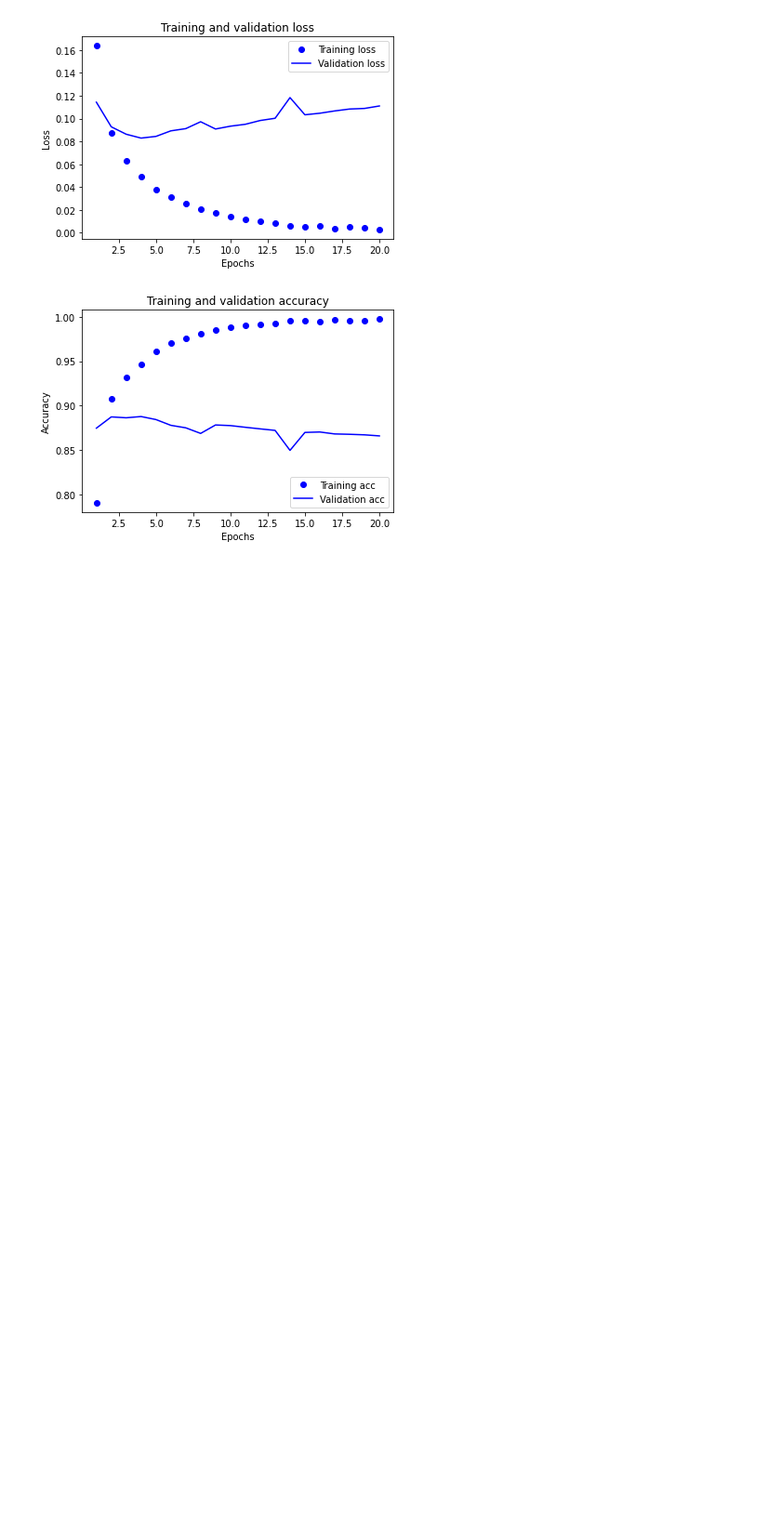
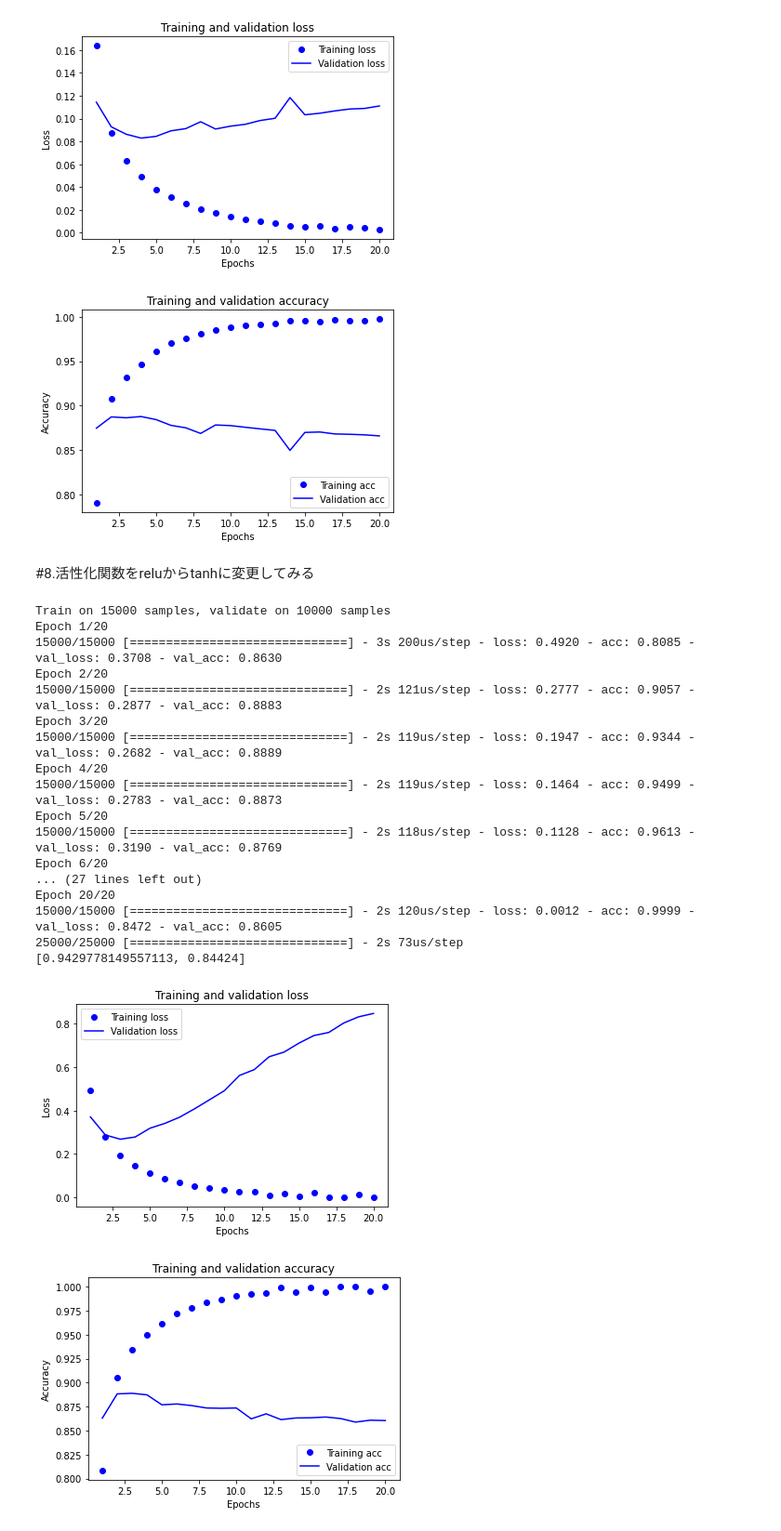
Before and after one commit to zakio10/Hello-World, a Jupyter notebook: 3_4_IMDb_binary_classification.ipynb, the cells around one changed output. Shown: that part at 93% size. Drawn from its saved outputs; the diff is of its cells as text; code cells hidden in the pictures; blank space fills up the shorter version.

```diff
--- a/3_4_IMDb_binary_classification.ipynb
+++ b/3_4_IMDb_binary_classification.ipynb
@@ -788,3 +789,73 @@ Epoch 20/20
 [0.12268850975751877, 0.84944]
 [figure]
 [figure]
+# %% [markdown]
+#8.活性化関数をreluからtanhに変更してみる
+# %%
+#8.活性化関数をreluからtanhに変更してみる
+#モデルを初期化
+model = models.Sequential()
+model.add(layers.Dense(16, activation='tanh', input_shape=(10000,)))
+model.add(layers.Dense(16, activation='tanh'))
+model.add(layers.Dense(1, activation='sigmoid'))
+
+model.compile(optimizer='rmsprop', loss='binary_crossentropy', metrics=['accuracy'])
+
+history = model.fit(partial_x_train, partial_y_train, epochs=20, batch_size=512, validation_data=(x_val, y_val))
+results = model.evaluate(x_test, y_test)
+
+#モデルのテストデータに対する損失値と評価値を返す
+#https://keras.io/ja/models/model/#evaluate
+print(results)
+
+#訓練データと検証データでの損失値をプロットする
+history_dict = history.history
+loss_values = history_dict['loss']
+val_loss_values = history_dict['val_loss']
+
+epochs = range(1, len(loss_values) + 1)
+
+#"bo"は"blue dot"(青のドット)を意味する
+plt.plot(epochs, loss_values, 'bo', label='Training loss')
+#"b"は"solid blue line"(青の実線)を意味する
+plt.plot(epochs, val_loss_values, 'b', label='Validation loss')
+plt.title('Training and validation loss')
+plt.xlabel('Epochs')
+plt.ylabel('Loss')
+plt.legend()
+plt.show()
+
+#訓練データと検証データでの正答率をプロット
+#図を消去
+plt.clf()
+
+acc = history_dict['acc']
+val_acc = history_dict['val_acc']
+
+plt.plot(epochs, acc, 'bo', label='Training acc')
+plt.plot(epochs, val_acc, 'b', label='Validation acc')
+plt.title('Training and validation accuracy')
+plt.xlabel('Epochs')
+plt.ylabel('Accuracy')
+plt.legend()
+plt.show()
+# %% [output]
+Train on 15000 samples, validate on 10000 samples
+Epoch 1/20
+15000/15000 [==============================] - 3s 200us/step - loss: 0.4920 - acc: 0.8085 - val_loss: 0.3708 - val_acc: 0.8630
+Epoch 2/20
+15000/15000 [==============================] - 2s 121us/step - loss: 0.2777 - acc: 0.9057 - val_loss: 0.2877 - val_acc: 0.8883
+Epoch 3/20
+15000/15000 [==============================] - 2s 119us/step - loss: 0.1947 - acc: 0.9344 - val_loss: 0.2682 - val_acc: 0.8889
+Epoch 4/20
+15000/15000 [==============================] - 2s 119us/step - loss: 0.1464 - acc: 0.9499 - val_loss: 0.2783 - val_acc: 0.8873
+Epoch 5/20
+15000/15000 [==============================] - 2s 118us/step - loss: 0.1128 - acc: 0.9613 - val_loss: 0.3190 - val_acc: 0.8769
+Epoch 6/20
+... (27 lines left out)
+Epoch 20/20
+15000/15000 [==============================] - 2s 120us/step - loss: 0.0012 - acc: 0.9999 - val_loss: 0.8472 - val_acc: 0.8605
+25000/25000 [==============================] - 2s 73us/step
+[0.9429778149557113, 0.84424]
+[figure, added]
+[figure, added]
```
Also changed, not shown: parts of 1 cell of this notebook.
